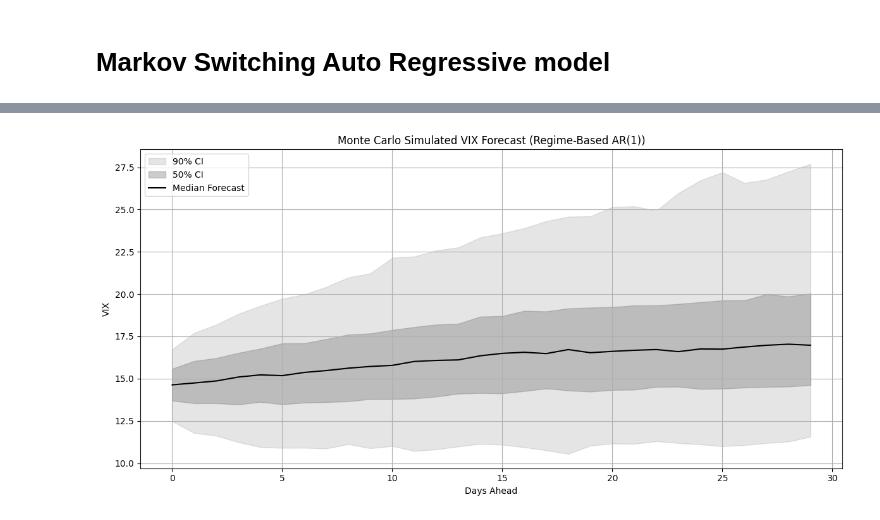
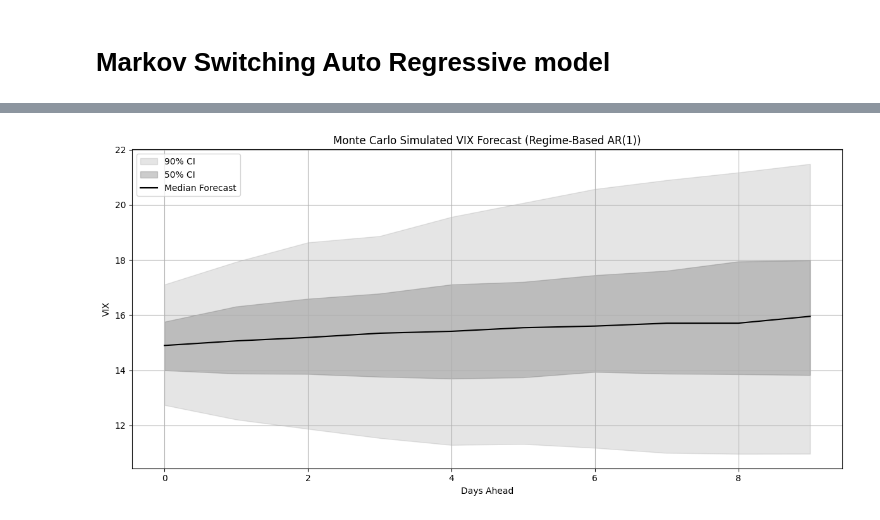
Before and after one commit to DylanSuniaga/VIXNLP, a Jupyter notebook: finnhub_news/macro_analysis.ipynb, the cells around one changed output, grey strips where cells are left out. Cells and saved outputs as stored; diff of their text form; code cells hidden in the pictures.

```diff
--- a/finnhub_news/macro_analysis.ipynb
+++ b/finnhub_news/macro_analysis.ipynb
@@ -229,0 +462,12 @@ fig.autofmt_xdate()
+# %%
+
+clf1 = RandomForestClassifier(n_estimators=400, max_depth=7, random_state=42)
+
+y = spike_label.loc[used_indices].astype(int)
+clf1.fit(vix_pct_change_lookback_df, y)
+
+early_spike_probs = clf1.predict_proba(vix_pct_change_lookback_df)[:, 1]
+vix_windows_df_train.loc[used_indices, "early_spike_prob"] = early_spike_probs
+# %%
+early_spike_probs = clf1.predict_proba(vix_pct_change_lookback_df)[:, 1]
+vix_windows_df_train.loc[vix_pct_change_lookback_df.index, "early_spike_prob"] = early_spike_probs
@@ -239,6 +661,8 @@ test_df = test_df.dropna(subset=selected_features + ['vix_target_t+1']).copy()
 
 X_test = test_df[selected_features]
 y_test = test_df['vix_target_t+1']
+
+
 
 # 3. Define same model on test data
 model_test = MarkovRegression(
@@ -252,13 +676,15 @@ model_test = MarkovRegression(
 results_test = model_test.filter(train_params)
 
 # 5. Extract real-time regime (filtered) — sensitive threshold
-test_df['regime_t'] = results_test.filtered_marginal_probabilities[1].apply(lambda p: 1 if p >= 0.0015 else 0)
+test_df['regime_t'] = results_test.filtered_marginal_probabilities[1].apply(lambda p: 1 if p >= 0.005 else 0)
+test_df['regime_t_raw'] = results_test.filtered_marginal_probabilities[1]
 
 # 6. Predict probability of panic regime tomorrow using classifier (NO regime_t)
-test_df['panic_prob_t+1'] = clf.predict_proba(X_test)[:, 1]
+test_df['panic_prob_t+1'] = clf0.predict_proba(X_test)[:, 1]
 
 # 7. (Optional) Align as prediction for tomorrow
 test_df['panic_prob_t+1'] = test_df['panic_prob_t+1'].shift(1)
+test_df['vix_target_t+1'] = test_df['vix_target'].shift(-1)
 # %%
 import matplotlib.pyplot as plt
 
@@ -329,0 +761,4 @@ initial_regime = df_model['regime_t'].iloc[-1]  # last predicted regime
+# %%
+# Step 1: Detect regime transitions (0 → 1)
+test_df['regime_t-1'] = test_df['regime_t'].shift(1)
+test_df['is_transition'] = (test_df['regime_t-1'] == 0) & (test_df['regime_t'] == 1)
@@ -362,37 +856,39 @@ def simulate_vix_paths_ar(n_days=30, n_paths=1000, start_val=20, start_regime=0,
 
     return paths, regimes
 
 # === Run the simulation ===
-start_vix = df_model['vix_target'].iloc[-1]
+first_panic = test_df[test_df['regime_t'] == 1].iloc[0]
+first_panic = first_panic['vix_target']
+#start_vix = test_df['vix_target_t+1'].iloc[0]
 sim_paths, sim_regimes = simulate_vix_paths_ar(
-    n_days=30,
+    n_days=10,
     n_paths=1000,
-    start_val=start_vix,
+    start_val=first_panic,
     start_regime=initial_regime,
     phi_0=phi_0,
     phi_1=phi_1,
     sigma_0=sigma_0,
     sigma_1=sigma_1,
     transition_matrix=transition_matrix_forecast
 )
 
 # === Plot fan chart ===
 percentiles = np.percentile(sim_paths, [5, 25, 50, 75, 95], axis=0)
 days = np.arange(sim_paths.shape[1])
 
 plt.figure(figsize=(12, 6))
 plt.fill_between(days, percentiles[0], percentiles[-1], color='gray', alpha=0.2, label='90% CI')
 plt.fill_between(days, percentiles[1], percentiles[-2], color='gray', alpha=0.4, label='50% CI')
 plt.plot(days, percentiles[2], color='black', label='Median Forecast')
 plt.title("Monte Carlo Simulated VIX Forecast (Regime-Based AR(1))")
 plt.xlabel("Days Ahead")
 plt.ylabel("VIX")
 plt.grid(True)
 plt.legend()
 plt.tight_layout()
 plt.show()
 # %% [output]
-[figure, old version]
+[figure, new version]
 # %%
 forecast_horizon = 30
 expected_paths = []
```
Also changed, not shown: parts of 37 cells of this notebook.
